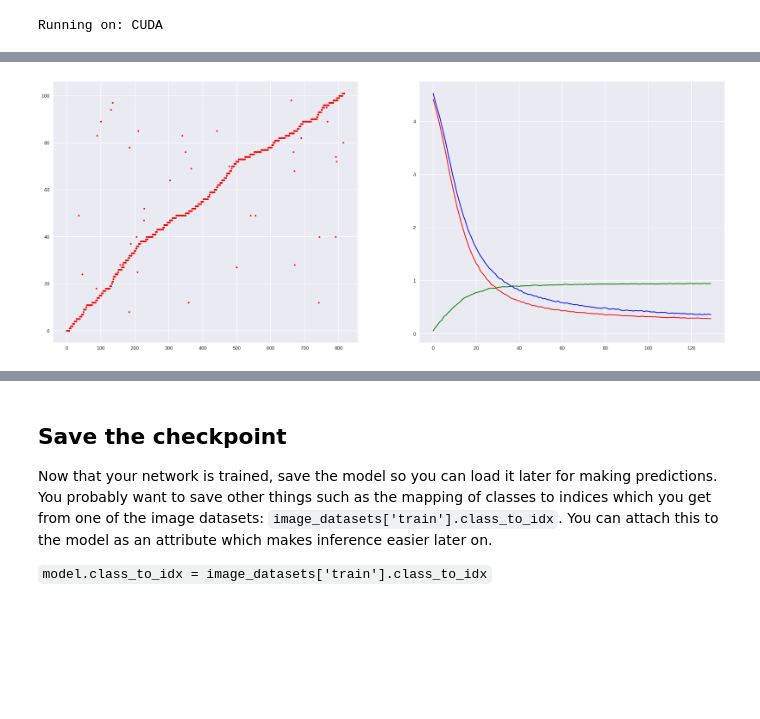
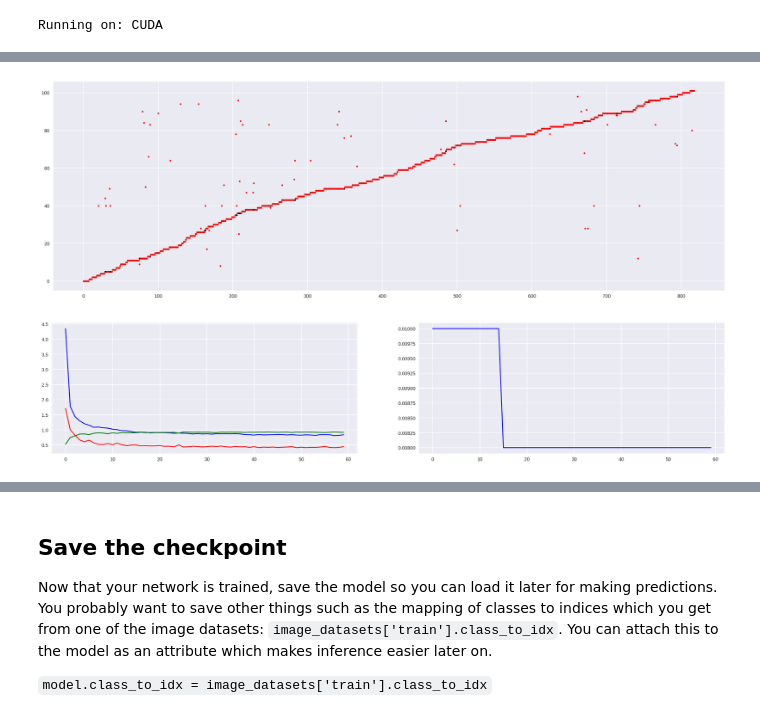
Before and after one commit to silviomori/udacity-deeplearning-pytorch-challenge-lab, a Jupyter notebook: Image Classifier Project.ipynb, the cells around one changed output, grey strips where cells are left out. Drawn from its saved outputs; the diff is of its cells as text; code cells hidden in the pictures; blank space fills up the shorter version.

```diff
--- a/Image Classifier Project.ipynb
+++ b/Image Classifier Project.ipynb
@@ -244,7 +243,7 @@ classifier = nn.Sequential(
     #nn.ReLU(),
     #nn.Dropout(p=0.5),
     nn.Linear(2048, 1000),
-    nn.ReLU(),
+    nn.RReLU(),
     nn.Dropout(p=0.5),
     nn.Linear(1000, 102),
     nn.LogSoftmax(dim=1)
@@ -282,8 +283,8 @@ print(f'Running on: {str(device).upper()}')
 Running on: CUDA
 # %%
 # Define hyperparameters
-learn_rate = 0.003
-
+learn_rate = 0.01
+weight_decay = 0.01
 # track change in validation loss
 valid_loss_min = np.Inf
 
@@ -291,17 +292,23 @@ valid_loss_min = np.Inf
 criterion = nn.NLLLoss()
 
 # Only train the classifier parameters, feature parameters are frozen
-optimizer = optim.SGD(model.fc.parameters(), lr=learn_rate, weight_decay=learn_rate)
+optimizer = optim.Adagrad(model.fc.parameters(), lr=learn_rate, weight_decay=weight_decay)
 
-model.to(device)
+lr_scheduler = optim.lr_scheduler.ReduceLROnPlateau(optimizer,
+                                     mode='min',
+                                     factor=0.8,
+                                     patience=5,
+                                     verbose=True,
+                                     threshold=0.1,
+                                     min_lr=0.008)
 start = time.time()
 trace_log = []
 trace_train_loss = []
+trace_train_lr = []
 trace_valid_loss = []
 trace_accuracy = []
 epochs_trained = 0
 # %%
-# Time to train
 epochs = 10
 for epoch in range(1,epochs+1):
 
@@ -370,49 +377,57 @@ for epoch in range(1,epochs+1):
     # calculate average losses
     train_loss = train_loss/len(dataloaders['train_data'])
     valid_loss = valid_loss/len(dataloaders['valid_data'])
-    accuracy = accuracy*100/len(dataloaders['valid_data'])
+    accuracy = accuracy/len(dataloaders['valid_data'])
 
     trace_train_loss.append(train_loss)
+    #trace_train_lr.append(lr_scheduler.get_lr()[0])
+    trace_train_lr.append(optimizer.state_dict()['param_groups'][0]['lr'])
     trace_valid_loss.append(valid_loss)
-    trace_accuracy.append(accuracy/100)
+    trace_accuracy.append(accuracy)
 
     # print training/validation statistics
-    log = f'Epoch: {epochs_trained} \t\
-            Training Loss: {train_loss:.6f} \t\
-            Validation Loss: {valid_loss:.6f} \t\
-            Validation accuracy: {accuracy:.2f}% \t\
-            Elapsed time: {time.time()-start:.1f} sec'
+    log = f'Epoch: {epochs_trained}: \
+            lr: {trace_train_lr[-1]:.8f}\t\
+            Training Loss: {train_loss:.6f}\t\
+            Validation Loss: {valid_loss:.6f}\t\
+            Validation accuracy: {accuracy*100:.2f}%\t\
+            Elapsed time: {time.time()-start}'
     trace_log.append(log)
     print(log)
 
     # save model if validation loss has decreased
     if valid_loss <= valid_loss_min:
         print(f'Validation loss decreased: \
-              {valid_loss_min:.6f} --> {valid_loss:.6f}).  Saving model ...')
+              ({valid_loss_min:.6f} --> {valid_loss:.6f}).  Saving model ...')
 
         checkpoint = {'classifier': classifier,
                       'epochs_trained': epochs_trained,
                       'model_state_dict': model.state_dict(),
-                      'optimizer_state_dict': optimizer.state_dict()
+                      'optimizer_state_dict': optimizer.state_dict(),
+                      'lr_scheduler_state_dict': lr_scheduler.state_dict()
                      }
         torch.save(checkpoint, 'imageclassifierproject_resnet50.pt')
         valid_loss_min = valid_loss
 
-    plt.figure(figsize=(25,10))
-    plt.subplot(1,2,1)
+    plt.figure(figsize=(25,8))
     plt.plot(np.array(labels_graph), 'k.')
     plt.plot(np.array(top_class_graph), 'r.')
+    plt.show()
 
-
-    plt.subplot(1,2,2)
+    plt.figure(figsize=(25,5))
+    plt.subplot(1,2,1)
     plt.plot(np.array(trace_train_loss), 'b', label='train loss')
     plt.plot(np.array(trace_valid_loss), 'r', label='validation loss')
     plt.plot(np.array(trace_accuracy), 'g', label='accuracy')
+
+    plt.subplot(1,2,2)
+    plt.plot(np.array(trace_train_lr), 'b', label='train loss')
 
     plt.show()
 
 
     # Back model to training mode
+    lr_scheduler.step(valid_loss)
     model.train()
     train_loss = 0
 
@@ -423 +437,2 @@ Validation loss decreased:               0.288298 --> 0.287290).  Saving model .
-[figure, old version]
+[figure, new version]
+[figure, added]
```
Also changed, not shown: parts of 4 cells of this notebook.
